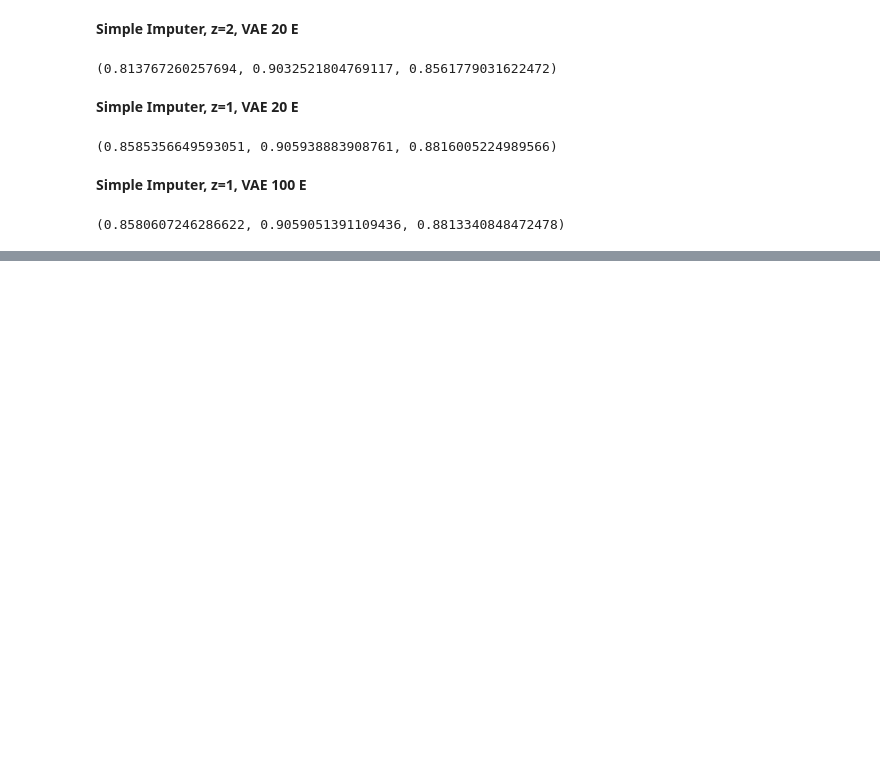
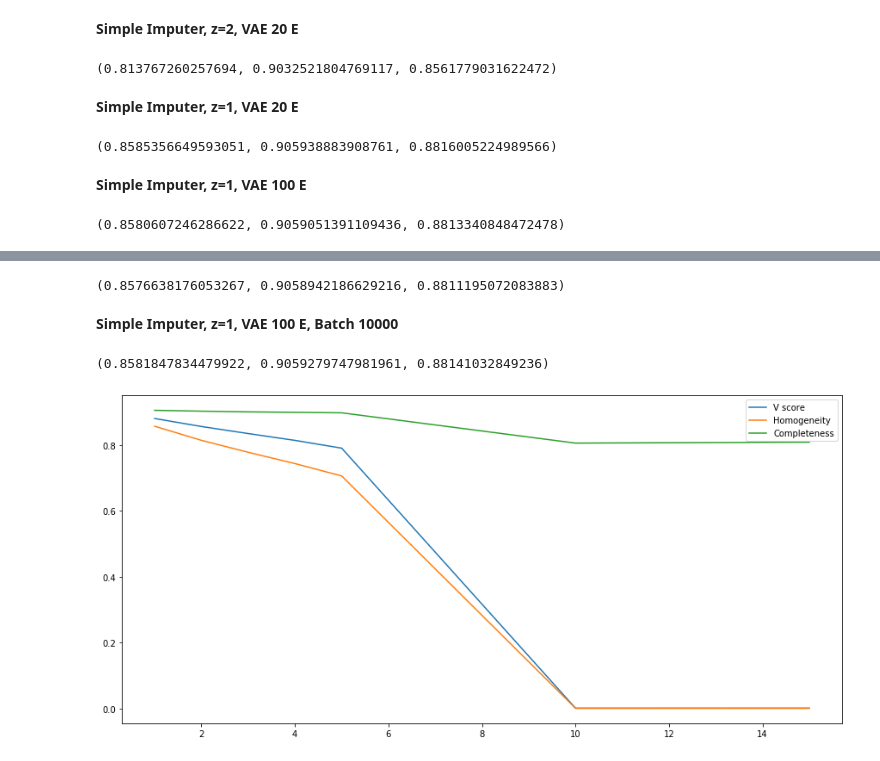
Before and after one commit to dgradoboev/project_galaxies, a Jupyter notebook: cluster.ipynb, the cells around one changed output, grey strips where cells are left out. Drawn from its saved outputs; the diff is of its cells as text; code cells hidden in the pictures; blank space fills up the shorter version.

```diff
--- a/cluster.ipynb
+++ b/cluster.ipynb
@@ -137,7 +116,7 @@ nrmlzr = MinMaxScaler()
 x = nrmlzr.fit_transform(DATA)
 del DATA
 # %%
-x = x[NANfilter]
+#x = x[NANfilter]
 # %%
 '''from sklearn.experimental import enable_iterative_imputer
 from sklearn.impute import IterativeImputer
@@ -201,23 +176,22 @@ class VAE(nn.Module):
         z = self.sampling(mu, log_var)
         return self.decoder(z), mu, log_var
 # %%
-vae = VAE(x_dim=x.shape[1], z_dim=1)
-if torch.cuda.is_available():
-    vae.cuda()
+device = torch.device('cuda:0' if torch.cuda.is_available() else 'cpu')
+vae = VAE(x_dim=x.shape[1], z_dim=5).to(device)
 
 optimizer = optim.Adam(vae.parameters())
 
+data_loader = torch.utils.data.DataLoader(x.astype(np.float32), batch_size=5000, shuffle=True)
 def loss_function(recon_x, x, mu, log_var):
-    criterion = nn.MSELoss().cuda()
-    MSE = criterion(recon_x, x.view(-1, x.shape[1]))
+    BCE = F.binary_cross_entropy(recon_x, x.view(-1, x.shape[1]), reduction='sum')
     KLD = -0.5 * torch.sum(1 + log_var - mu.pow(2) - log_var.exp())
-    return MSE + KLD
+    return BCE + KLD
 
 def train(epoch):
     vae.train()
     train_loss = 0
-    for batch_idx in range(400):
-        data = torch.tensor(x[np.random.choice(range(x.shape[0]), 1000)].astype(np.float32))
+    for batch_idx, data in enumerate(data_loader):
+        data = data.to(device)
         optimizer.zero_grad()
 
         recon_batch, mu, log_var = vae(data)
@@ -310,0 +289,31 @@ homogeneity_completeness_v_measure(y.iGrID, hdbScan.labels_)
+# %%
+homogeneity_completeness_v_measure(y.iGrID, hdbScan.labels_)
+# %% [output]
+(0.8576638176053267, 0.9058942186629216, 0.8811195072083883)
+# %% [markdown]
+**Simple Imputer, z=1, VAE 100 E, Batch 10000**
+# %%
+hdbScan = hdbscan.HDBSCAN(min_cluster_size=2, min_samples=1, allow_single_cluster=True).fit(embed)
+# %%
+homogeneity_completeness_v_measure(y.iGrID, hdbScan.labels_)
+# %% [output]
+(0.8581847834479922, 0.9059279747981961, 0.88141032849236)
+# %%
+zs_res = []
+for z in [1, 2, 3, 4, 5, 10, 15]:
+    vae = VAE(x_dim=x.shape[1], z_dim=z)
+    for e in range(20):
+        train(e)
+    mu, log_var = vae.encoder(torch.tensor(x.astype(np.float32)))
+    embed = vae.sampling(mu, log_var).detach().numpy()
+    hdbScan = hdbscan.HDBSCAN(min_cluster_size=2, min_samples=1, allow_single_cluster=True).fit(embed)
+    zs_res.append(homogeneity_completeness_v_measure(y.iGrID, hdbScan.labels_))
+# %%
+plt.figure(figsize=(15,7))
+plt.plot([1, 2, 3, 4, 5, 10, 15], [r[2] for r in zs_res], label='V score')
+plt.plot([1, 2, 3, 4, 5, 10, 15], [r[0] for r in zs_res], label='Homogeneity')
+plt.plot([1, 2, 3, 4, 5, 10, 15], [r[1] for r in zs_res], label='Completeness')
+plt.legend()
+plt.show()
+# %% [output]
+[figure, added]
```
Also changed, not shown: parts of 6 cells of this notebook.
